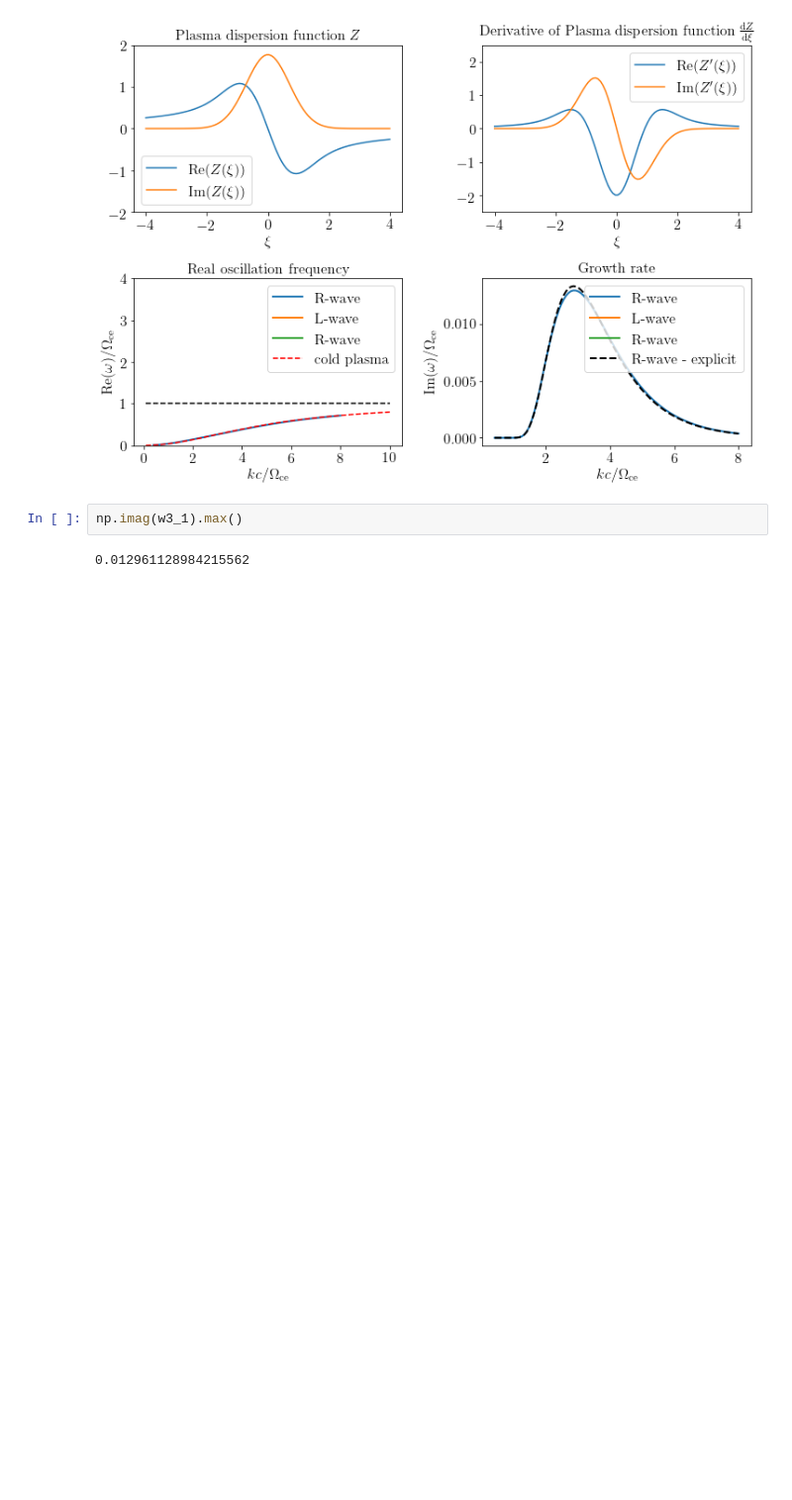
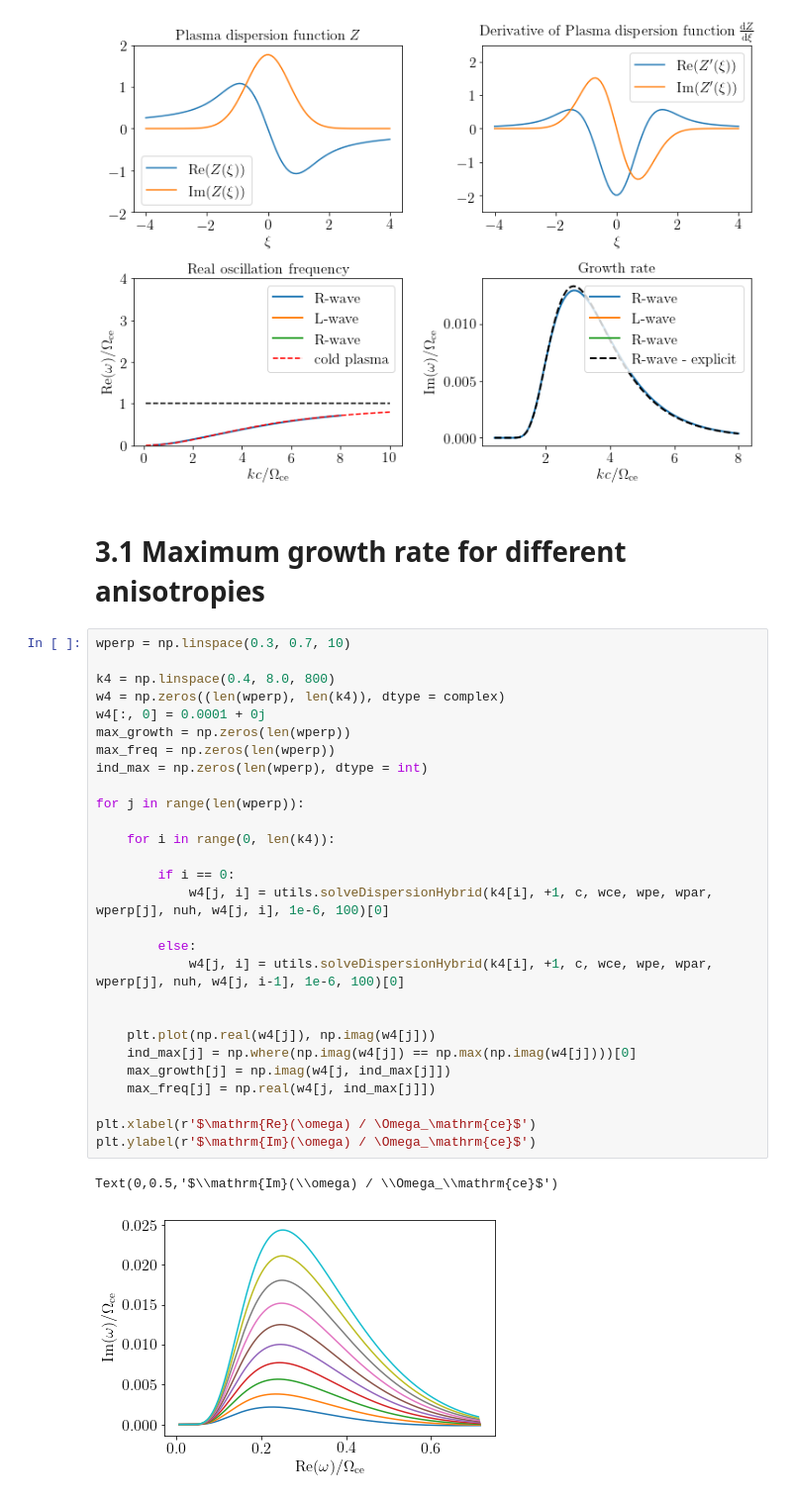
Before and after one commit to ratnania/mhd, a Jupyter notebook: 02_HybridModelling/04_DispersionRelations.ipynb, the cells around one changed output. Shown at 99% size. Saved outputs shown, nothing was run; the diff lists cells and outputs as text; blank space fills up the shorter version.

```diff
--- a/02_HybridModelling/04_DispersionRelations.ipynb
+++ b/02_HybridModelling/04_DispersionRelations.ipynb
@@ -359,7 +359,36 @@ plt.legend()
 # %% [output]
 <matplotlib.legend.Legend at 0x...>
 [figure]
-# %%
-np.imag(w3_1).max()
-# %% [output]
-0.012961128984215562
+# %% [markdown]
+# 3.1 Maximum growth rate for different anisotropies
+# %%
+wperp = np.linspace(0.3, 0.7, 10)
+
+k4 = np.linspace(0.4, 8.0, 800)
+w4 = np.zeros((len(wperp), len(k4)), dtype = complex)
+w4[:, 0] = 0.0001 + 0j
+max_growth = np.zeros(len(wperp))
+max_freq = np.zeros(len(wperp))
+ind_max = np.zeros(len(wperp), dtype = int)
+
+for j in range(len(wperp)):
+
+    for i in range(0, len(k4)):
+
+        if i == 0:
+            w4[j, i] = utils.solveDispersionHybrid(k4[i], +1, c, wce, wpe, wpar, wperp[j], nuh, w4[j, i], 1e-6, 100)[0]
+
+        else:
+            w4[j, i] = utils.solveDispersionHybrid(k4[i], +1, c, wce, wpe, wpar, wperp[j], nuh, w4[j, i-1], 1e-6, 100)[0]
+
+
+    plt.plot(np.real(w4[j]), np.imag(w4[j]))
+    ind_max[j] = np.where(np.imag(w4[j]) == np.max(np.imag(w4[j])))[0]
+    max_growth[j] = np.imag(w4[j, ind_max[j]])
+    max_freq[j] = np.real(w4[j, ind_max[j]])
+
+plt.xlabel(r'$\mathrm{Re}(\omega) / \Omega_\mathrm{ce}$')
+plt.ylabel(r'$\mathrm{Im}(\omega) / \Omega_\mathrm{ce}$')
+# %% [output]
+Text(0,0.5,'$\\mathrm{Im}(\\omega) / \\Omega_\\mathrm{ce}$')
+[figure, added]
```
Also changed, not shown: parts of 1 cell of this notebook, 6 other files.
